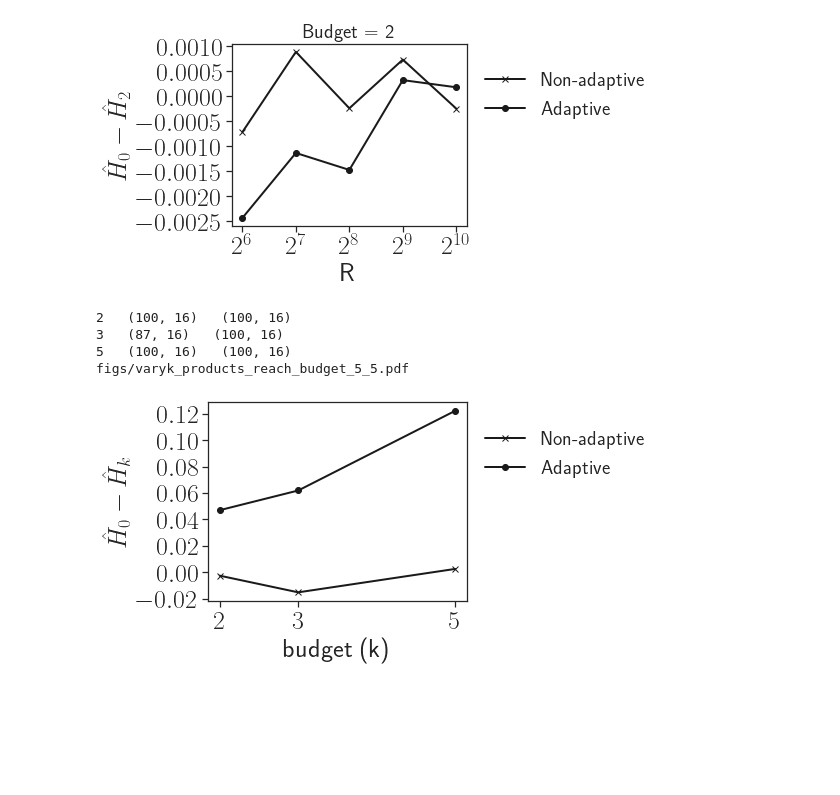
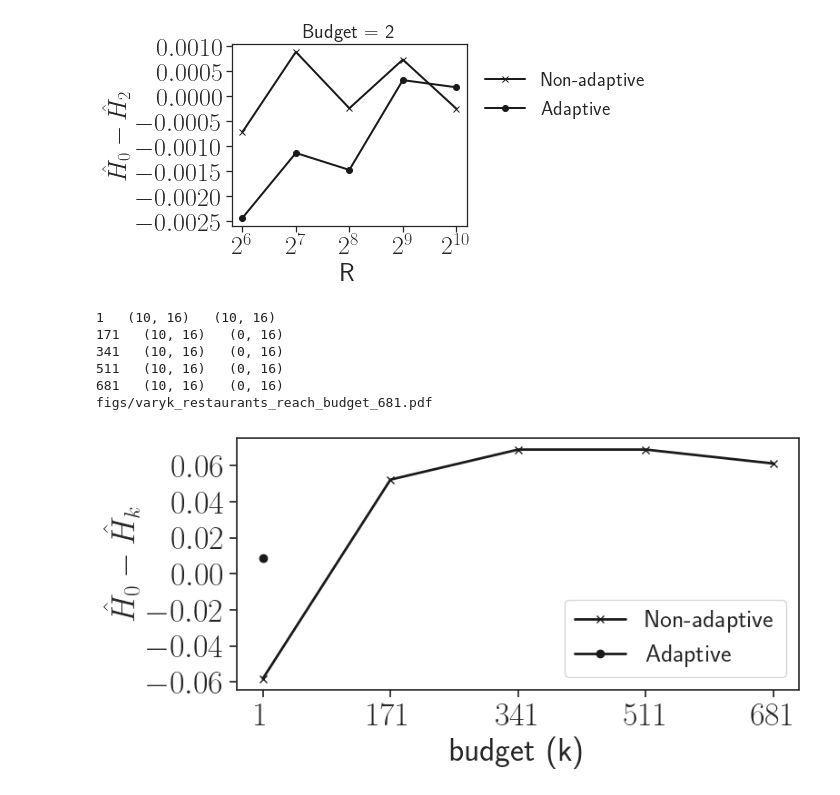
Before and after one commit to toggled/uncertainty, a Jupyter notebook: test.ipynb, the cells around one changed output. Cells and saved outputs as stored; diff of their text form; code cells hidden in the pictures; blank space fills up the shorter version.

```diff
--- a/test.ipynb
+++ b/test.ipynb
@@ -244,9 +244,9 @@ output/measure_ER_15_22_appr_tri_1.queries.csv
 import pandas as pd
 from matplotlib.ticker import FormatStrFormatter
 
-# pr = 'reach'
+pr = 'reach'
 # pr = 'sp'
-pr='tri'
+# pr='tri'
 alg = 'appr'
 # alg = 'mcdij'
 # alg = 'mcbfs'
@@ -267,10 +267,10 @@ epsilon = [0.001,0.03][loop=='T']
 # epsilon = 0.03
 step = 5
 final = []
-# for q in [2,4]:
+for q in [2,4]:
 # for q in [2,4,6]:
 # for q in [1,2,3,4]:
-for q in [1]:
+# for q in [1]:
     qset = str(q)+'.queries.csv'
     # qset = str(q)+'.queries_NLoops.csv'
     fname = 'output/measure_'+data+'_'+alg+'_'+pr+'_'+qset
@@ -825,20 +934,25 @@ fontsize = 28
 labelsize = 22
 lw = 2
 
-kset = [2,3,5]
+folder = 'output/baby/CRureduct/'
+
 # K = 32
-data = 'products'
+data = 'restaurants'
+# data = 'products'
 alg0 = 'greedymem'
 a0 = 'greedy+mem'
 q = 'reach'
-# qset = 2
+qset = 2
+# kset = [2,3,5]
+
+kset = [list(range(1,851,85*2)),list(range(1,376,2*37))][data=='products']
 # Kset = [64,128,256,512,1024]
-K = 512
+K = [156*6,4*46][data=='products']
 varyK0 = [] #greedy+mem
 varyK1  = [] #greedy
 est_alg = 'mcbfs'
 for k in kset:
-    name0 = 'CRureduct/reduce_k_'+str(k)+'_K_'+str(K)+'_'+data+'_'+alg0+'_'+q+'_'+str(k)+'.queries.csv'
+    name0 = folder+'reduce_k_'+str(k)+'_K_'+str(K)+'_'+data+'_'+alg0+'_'+q+'_'+str(qset)+'.queries.csv'
     df0 = pd.read_csv(name0)
     df0 = df0[df0['MCalgo'] == est_alg]
     df1= df0[df0['setting'] == 'adaptive']
@@ -853,37 +967,40 @@ non_adap = []
 # std_red = []
 # stdM_red = []
 for i,K in enumerate(kset):
     mean,std = varyK0[i]['DeltaH'].mean(), varyK0[i]['DeltaH'].std()
     non_adap.append(mean)
     # stdM_red.append(std)
     mean,std = varyK1[i]['DeltaH'].mean(), varyK1[i]['DeltaH'].std()
     adap.append(mean)
     # std_red.append(std)
 #     sns.lineplot(x='K', y='DeltaH', data=varyK0[i], linewidth=lw, markersize=8,color='k')
 # plt.xscale('log',base=2)
 non_adap = np.array(non_adap)
 adap = np.array(adap)
 plt.plot(kset,non_adap,color = 'k',marker='x',label='Non-adaptive',linewidth=lw)
 plt.plot(kset,adap,color = 'k',marker='o',label='Adaptive',linewidth=lw)
 # plt.fill_between(Kset, np.array(greedyM_red) - np.array(stdM_red), np.array(greedyM_red) + np.array(stdM_red), \
 #                  color='r', alpha=0.4)
 # ax = plt.gca()
 # ax.axhline(exact_deltaH,linestyle='--',color='r',linewidth=lw,label='Exact')
 
 # plt.xscale('log',base=2)
 plt.xlabel('budget (k)',fontsize=fontsize-2)
 plt.ylabel('$\hat{H}_0 - \hat{H}_k$',fontsize=fontsize-2)
 plt.xticks(kset,fontsize=fontsize-2)
 plt.yticks(fontsize=fontsize-2)
-plt.legend(fontsize=fontsize+10,bbox_to_anchor=(1.001,0.95),frameon = False,prop={"size":20})
+# plt.legend(fontsize=fontsize+10,bbox_to_anchor=(1.001,0.95),frameon = False,prop={"size":20})
+plt.legend(fontsize=fontsize+10,loc='best',prop={"size":20})
 # plt.title('Budget = '+str(k),fontsize=fontsize-8)
-fname = 'figs/varyk_'+data+"_"+q+'_budget_'+str(k)+"_"+str(K)+".pdf"
+fname = 'figs/varyk_'+data+"_"+q+'_budget_'+str(K)+".pdf"
 print(fname)
 plt.tight_layout()
 plt.savefig(fname)
 # %% [output]
-2   (100, 16)   (100, 16)
-3   (87, 16)   (100, 16)
-5   (100, 16)   (100, 16)
-figs/varyk_products_reach_budget_5_5.pdf
+1   (10, 16)   (10, 16)
+171   (10, 16)   (0, 16)
+341   (10, 16)   (0, 16)
+511   (10, 16)   (0, 16)
+681   (10, 16)   (0, 16)
+figs/varyk_restaurants_reach_budget_681.pdf
-[figure, old version]
+[figure, new version]
```
Also changed, not shown: parts of 5 cells of this notebook, 3 other files.
